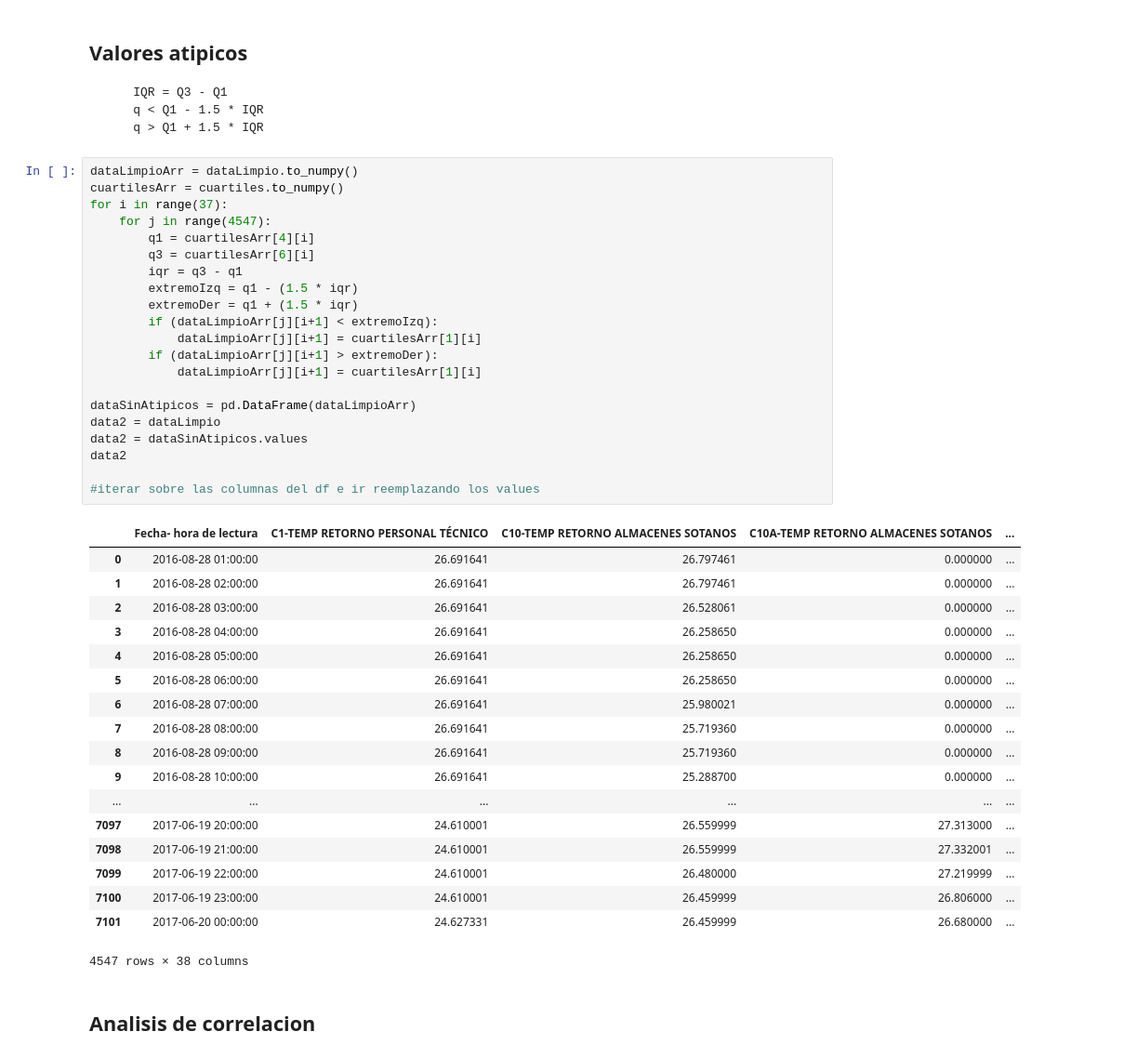
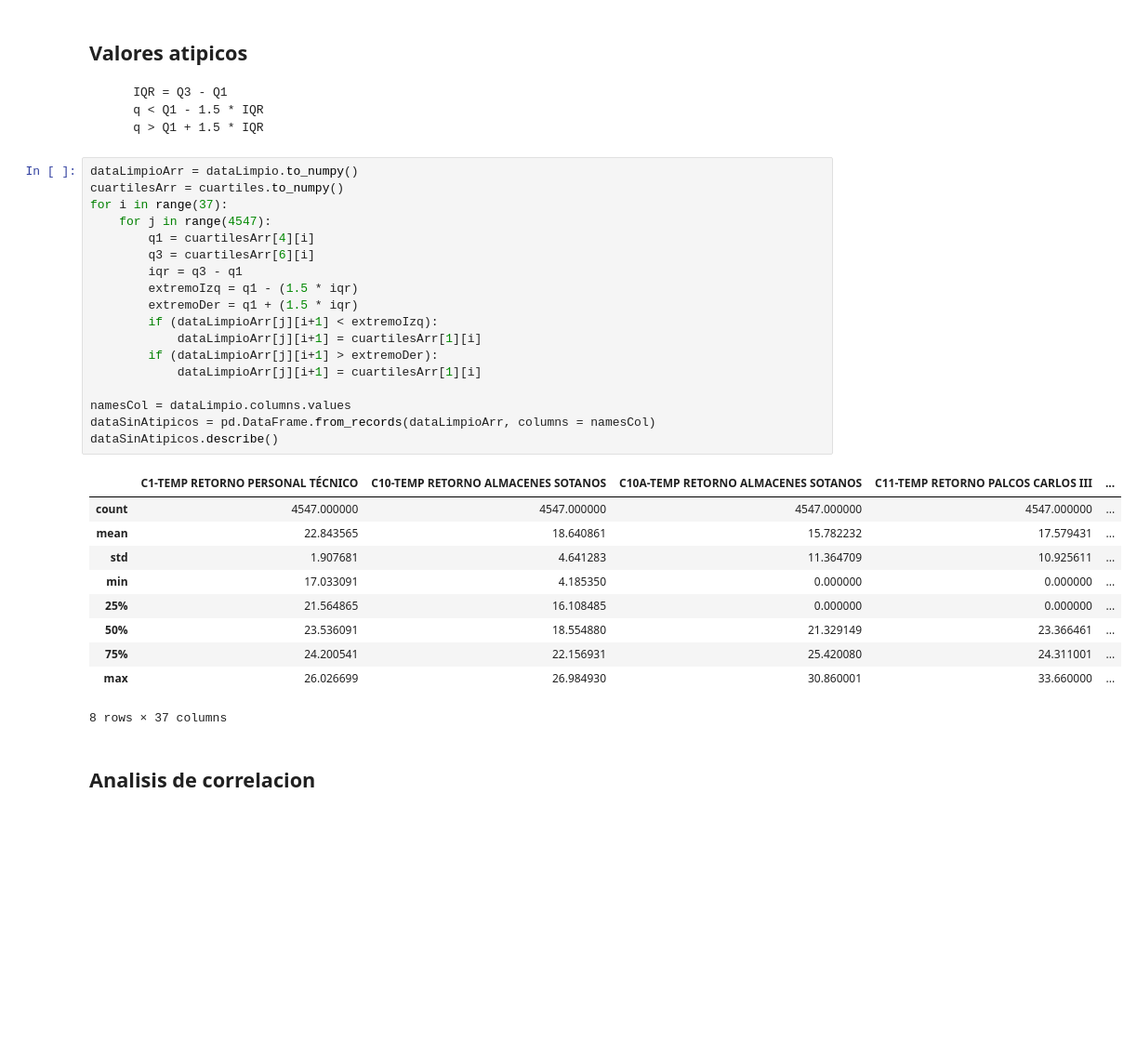
Before and after one commit to douglasag17/ML-SmartBuildings, a Jupyter notebook: PreparacionDeLosDatos/tem.ipynb, the cells around one changed output. Shown at 93% size. Drawn from its saved outputs; the diff is of its cells as text; blank space fills up the shorter version.

```diff
--- a/PreparacionDeLosDatos/tem.ipynb
+++ b/PreparacionDeLosDatos/tem.ipynb
@@ -154,43 +167,32 @@ boxplot = dataLimpio.boxplot(rot=90, figsize=(20,10))
 # %%
 dataLimpioArr = dataLimpio.to_numpy()
 cuartilesArr = cuartiles.to_numpy()
 for i in range(37):
     for j in range(4547):
         q1 = cuartilesArr[4][i]
         q3 = cuartilesArr[6][i]
         iqr = q3 - q1
         extremoIzq = q1 - (1.5 * iqr)
         extremoDer = q1 + (1.5 * iqr)
         if (dataLimpioArr[j][i+1] < extremoIzq):
             dataLimpioArr[j][i+1] = cuartilesArr[1][i]
         if (dataLimpioArr[j][i+1] > extremoDer):
             dataLimpioArr[j][i+1] = cuartilesArr[1][i]
 
-dataSinAtipicos = pd.DataFrame(dataLimpioArr)
-data2 = dataLimpio
-data2 = dataSinAtipicos.values
-data2
-
-#iterar sobre las columnas del df e ir reemplazando los values
+namesCol = dataLimpio.columns.values
+dataSinAtipicos = pd.DataFrame.from_records(dataLimpioArr, columns = namesCol)
+dataSinAtipicos.describe()
 # %% [output]
-|  | Fecha- hora de lectura | C1-TEMP RETORNO PERSONAL TÉCNICO | C10-TEMP RETORNO ALMACENES SOTANOS | C10A-TEMP RETORNO ALMACENES SOTANOS | ... |
-| 0 | 2016-08-28 01:00:00 | 26.691641 | 26.797461 | 0.000000 | ... |
-| 1 | 2016-08-28 02:00:00 | 26.691641 | 26.797461 | 0.000000 | ... |
-| 2 | 2016-08-28 03:00:00 | 26.691641 | 26.528061 | 0.000000 | ... |
-| 3 | 2016-08-28 04:00:00 | 26.691641 | 26.258650 | 0.000000 | ... |
-| 4 | 2016-08-28 05:00:00 | 26.691641 | 26.258650 | 0.000000 | ... |
-| 5 | 2016-08-28 06:00:00 | 26.691641 | 26.258650 | 0.000000 | ... |
-| 6 | 2016-08-28 07:00:00 | 26.691641 | 25.980021 | 0.000000 | ... |
-| 7 | 2016-08-28 08:00:00 | 26.691641 | 25.719360 | 0.000000 | ... |
-| 8 | 2016-08-28 09:00:00 | 26.691641 | 25.719360 | 0.000000 | ... |
-| 9 | 2016-08-28 10:00:00 | 26.691641 | 25.288700 | 0.000000 | ... |
-| ... | ... | ... | ... | ... | ... |
-| 7097 | 2017-06-19 20:00:00 | 24.610001 | 26.559999 | 27.313000 | ... |
-| 7098 | 2017-06-19 21:00:00 | 24.610001 | 26.559999 | 27.332001 | ... |
-| 7099 | 2017-06-19 22:00:00 | 24.610001 | 26.480000 | 27.219999 | ... |
-| 7100 | 2017-06-19 23:00:00 | 24.610001 | 26.459999 | 26.806000 | ... |
-| 7101 | 2017-06-20 00:00:00 | 24.627331 | 26.459999 | 26.680000 | ... |
+|  | C1-TEMP RETORNO PERSONAL TÉCNICO | C10-TEMP RETORNO ALMACENES SOTANOS | C10A-TEMP RETORNO ALMACENES SOTANOS | C11-TEMP RETORNO PALCOS CARLOS III | ... |
+| count | 4547.000000 | 4547.000000 | 4547.000000 | 4547.000000 | ... |
+| mean | 22.843565 | 18.640861 | 15.782232 | 17.579431 | ... |
+| std | 1.907681 | 4.641283 | 11.364709 | 10.925611 | ... |
+| min | 17.033091 | 4.185350 | 0.000000 | 0.000000 | ... |
+| 25% | 21.564865 | 16.108485 | 0.000000 | 0.000000 | ... |
+| 50% | 23.536091 | 18.554880 | 21.329149 | 23.366461 | ... |
+| 75% | 24.200541 | 22.156931 | 25.420080 | 24.311001 | ... |
+| max | 26.026699 | 26.984930 | 30.860001 | 33.660000 | ... |
-4547 rows × 38 columns
+8 rows × 37 columns
 # %% [markdown]
 ## Analisis de correlacion
 # %%
```
Also changed, not shown: parts of 16 cells of this notebook.
